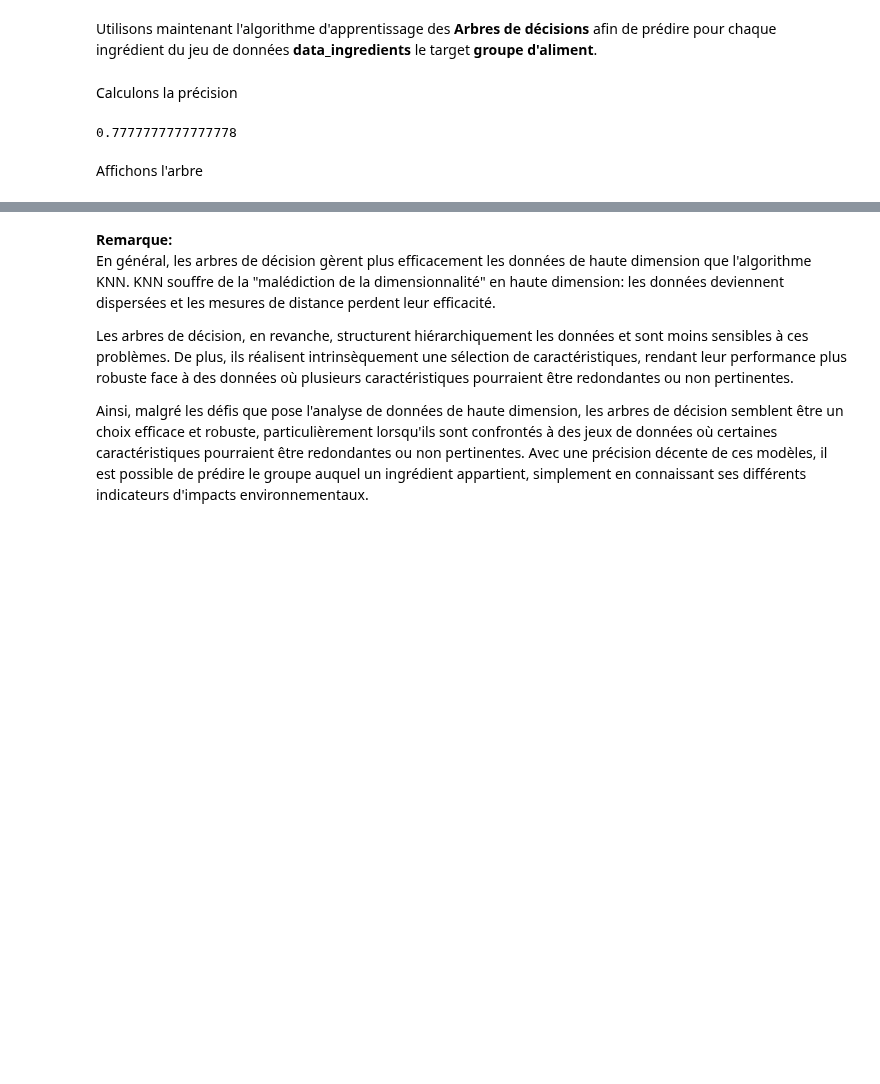
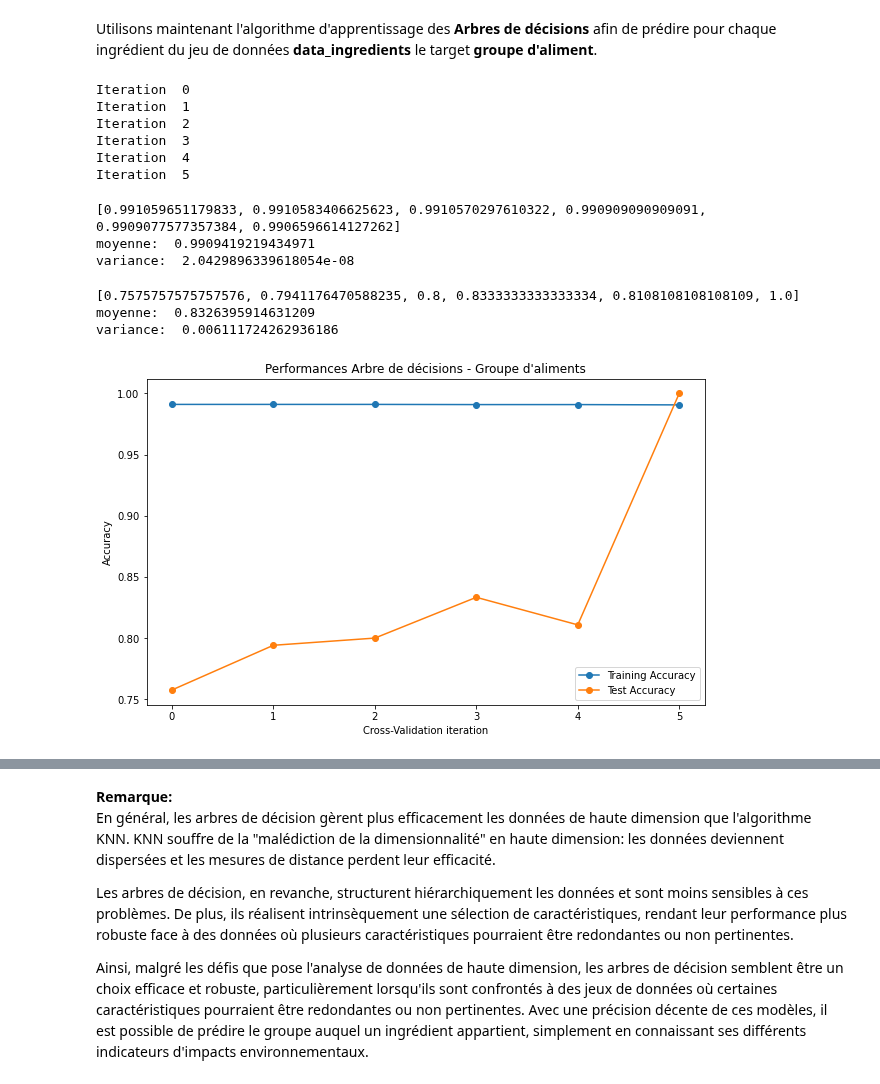
Before and after one commit to baris221/LU3IN026_TME, a Jupyter notebook: projet-2/projet-2.ipynb, the cells around one changed output, grey strips where cells are left out. Saved outputs shown, nothing was run; the diff lists cells and outputs as text; code cells hidden in the pictures; blank space fills up the shorter version.

Commit message:
arbre

```diff
--- a/projet-2/projet-2.ipynb
+++ b/projet-2/projet-2.ipynb
@@ -482,17 +482,78 @@ Utilisons maintenant l'algorithme d'apprentissage des **Arbres de décisions** a
 arbre_classifier = cl.ClassifierArbreNumerique(17, 0.00,data_ingredients_num.columns)
 X_train, y_train, X_test, y_test = ut.crossval_strat(permuted_features, permuted_labels, 10, 2)
 arbre_classifier.train(X_train,y_train)
-# %% [markdown]
-Calculons la précision
-# %%
-arbre_classifier.accuracy(X_test,y_test)
-# %% [output]
-0.7777777777777778
+# %%
+# Définition du nombre de subdivisions pour la validation croisée
+num_folds = 5
+
+# Initialisation du classificateur k-NN avec k = 2, la dimension de l'espace des attributs = 17 et la taille du voisinage pour le calcul des poids = 11
+arbre_classifier = cl.ClassifierArbreNumerique(17, 0.00,data_ingredients_num.columns)
+
+# Création de listes vides pour stocker les précisions des prédictions pour l'ensemble d'apprentissage et de test
+training_accuracy = []
+test_accuracy = []
+
+# Boucle sur chaque subdivision de la validation croisée
+for i in range(num_folds+1):
+
+    # Division des données en ensembles d'apprentissage et de test
+    X_train, y_train, X_test, y_test = ut.crossval_strat(permuted_features, permuted_labels, num_folds, i)
+
+    # Copie du classificateur arbre numerique
+    trained_classifier = copy.deepcopy(arbre_classifier)
+
+    # Entraînement du classificateur sur l'ensemble d'apprentissage
+    trained_classifier.train(X_train, y_train)
+    print("Iteration ",i)
+    # Calcul de la précision de la prédiction sur l'ensemble d'apprentissage et ajout à la liste 'training_accuracy'
+    training_accuracy.append(trained_classifier.accuracy(X_train, y_train))
+
+    # Calcul de la précision de la prédiction sur l'ensemble de test et ajout à la liste 'test_accuracy'
+    test_accuracy.append(trained_classifier.accuracy(X_test, y_test))
+# %% [output]
+Iteration  0
+Iteration  1
+Iteration  2
+Iteration  3
+Iteration  4
+Iteration  5
+# %%
+print(training_accuracy)
+print ("moyenne: " ,np.mean(training_accuracy))
+print ("variance: ", np.var(training_accuracy))
+# %% [output]
+[0.991059651179833, 0.9910583406625623, 0.9910570297610322, 0.990909090909091, 0.9909077577357384, 0.9906596614127262]
+moyenne:  0.9909419219434971
+variance:  2.0429896339618054e-08
+# %%
+print(test_accuracy)
+print ("moyenne: " ,np.mean(test_accuracy))
+print ("variance: ", np.var(test_accuracy))
+# %% [output]
+[0.7575757575757576, 0.7941176470588235, 0.8, 0.8333333333333334, 0.8108108108108109, 1.0]
+moyenne:  0.8326395914631209
+variance:  0.006111724262936186
+# %%
+x_values = range(len(training_accuracy))
+
+plt.figure(figsize=(10, 6))
+
+# Plot training accuracy
+plt.plot(x_values, training_accuracy, label='Training Accuracy', marker='o')
+
+# Plot test accuracy
+plt.plot(x_values, test_accuracy, label='Test Accuracy', marker='o')
+
+plt.title('Performances Arbre de décisions - Groupe d\'aliments')
+plt.xlabel('Cross-Validation iteration')
+plt.ylabel('Accuracy')
+plt.legend()
+plt.show()
+# %% [output]
+[figure, added]
 # %%
 import graphviz as gv
 graphe_arbre = gv.Digraph(format='png')
 arbre_classifier.affiche(graphe_arbre)
-# %% [markdown]
-Affichons l'arbre
 # %%
 graphe_arbre
```
Also changed, not shown: parts of 1 cell of this notebook.
